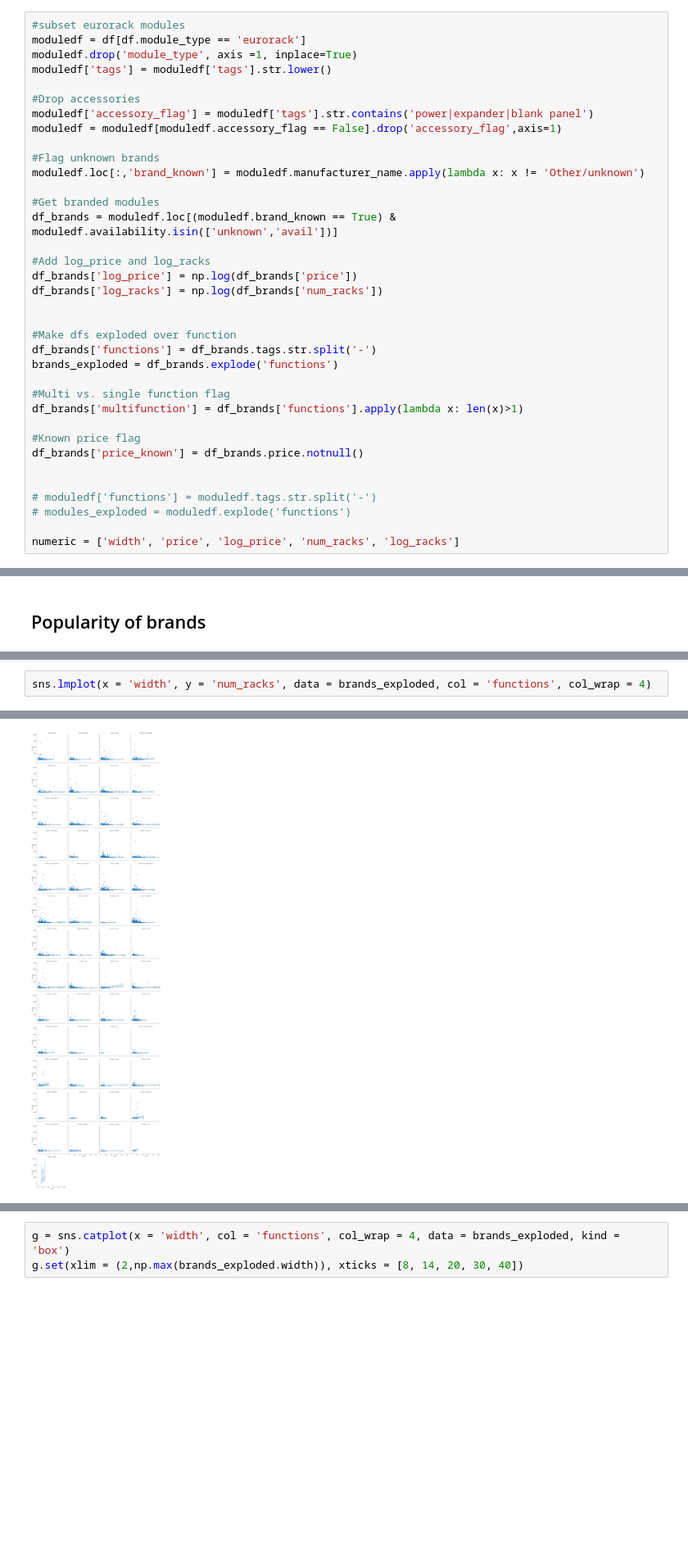
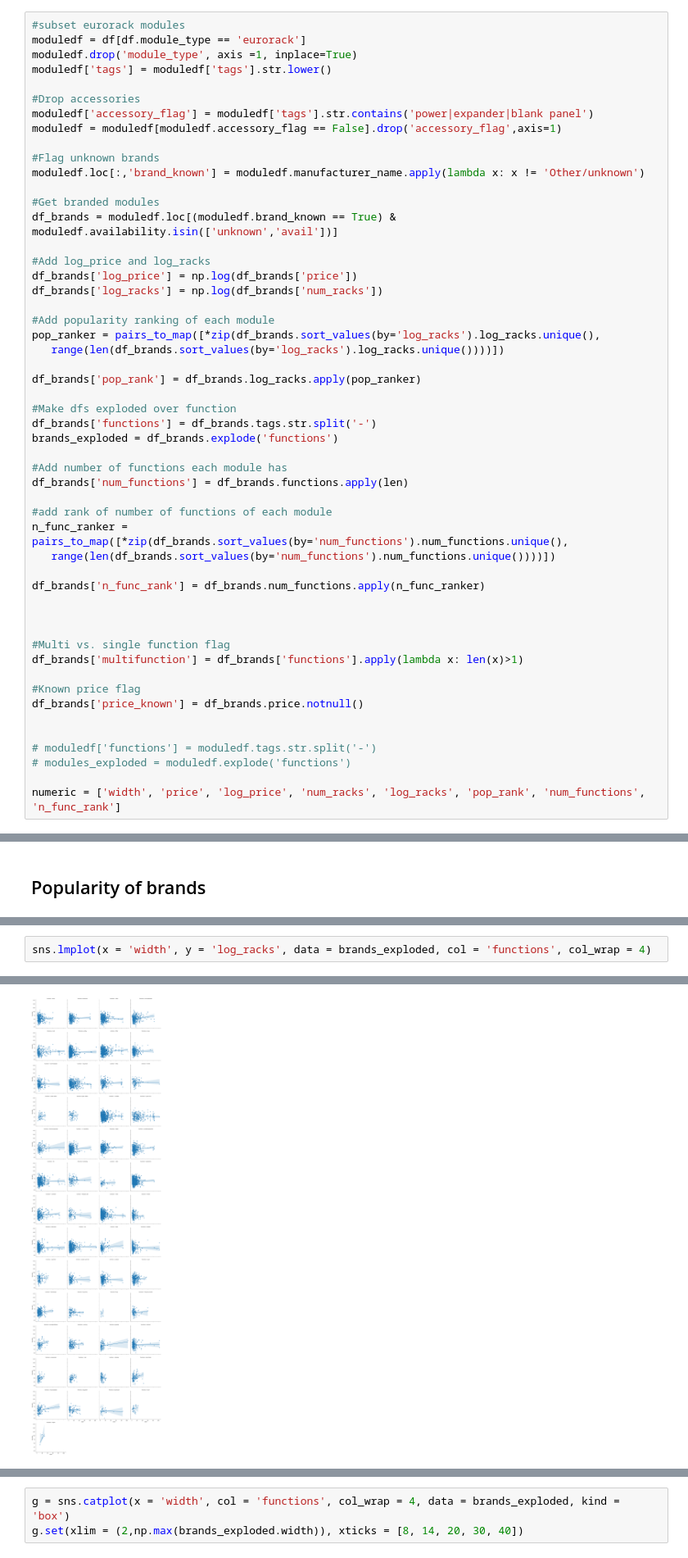
Before and after one commit to zstone00000/nycdsa_python_project, a Jupyter notebook: Eurorack_EDA.ipynb, the cells around one changed output, grey strips where cells are left out. Shown at 82% size. Cells and saved outputs as stored; diff of their text form; blank space fills up the shorter version.

Commit message:
organized results, need to fix comparison test for function pairing

```diff
--- a/Eurorack_EDA.ipynb
+++ b/Eurorack_EDA.ipynb
@@ -43,10 +51,26 @@ df_brands = moduledf.loc[(moduledf.brand_known == True) & moduledf.availability.
 df_brands['log_price'] = np.log(df_brands['price'])
 df_brands['log_racks'] = np.log(df_brands['num_racks'])
 
+#Add popularity ranking of each module
+pop_ranker = pairs_to_map([*zip(df_brands.sort_values(by='log_racks').log_racks.unique(),
+   range(len(df_brands.sort_values(by='log_racks').log_racks.unique())))])
+
+df_brands['pop_rank'] = df_brands.log_racks.apply(pop_ranker)
 
 #Make dfs exploded over function
 df_brands['functions'] = df_brands.tags.str.split('-')
 brands_exploded = df_brands.explode('functions')
+
+#Add number of functions each module has
+df_brands['num_functions'] = df_brands.functions.apply(len)
+
+#add rank of number of functions of each module
+n_func_ranker = pairs_to_map([*zip(df_brands.sort_values(by='num_functions').num_functions.unique(),
+   range(len(df_brands.sort_values(by='num_functions').num_functions.unique())))])
+
+df_brands['n_func_rank'] = df_brands.num_functions.apply(n_func_ranker)
+
+
 
 #Multi vs. single function flag
 df_brands['multifunction'] = df_brands['functions'].apply(lambda x: len(x)>1)
@@ -58,7 +82,7 @@ df_brands['price_known'] = df_brands.price.notnull()
 # moduledf['functions'] = moduledf.tags.str.split('-')
 # modules_exploded = moduledf.explode('functions')
 
-numeric = ['width', 'price', 'log_price', 'num_racks', 'log_racks']
+numeric = ['width', 'price', 'log_price', 'num_racks', 'log_racks', 'pop_rank', 'num_functions', 'n_func_rank']
 # %% [output]
 A value is trying to be set on a copy of a slice from a DataFrame
 
@@ -606,6 +634,6 @@ XXX
 # %%
-sns.lmplot(x = 'width', y = 'num_racks', data = brands_exploded, col = 'functions', col_wrap = 4)
+sns.lmplot(x = 'width', y = 'log_racks', data = brands_exploded, col = 'functions', col_wrap = 4)
 # %% [output]
 <seaborn.axisgrid.FacetGrid at 0x...>
-[figure, old version]
+[figure, new version]
 # %% [markdown]
```
Also changed, not shown: parts of 74 cells of this notebook.
